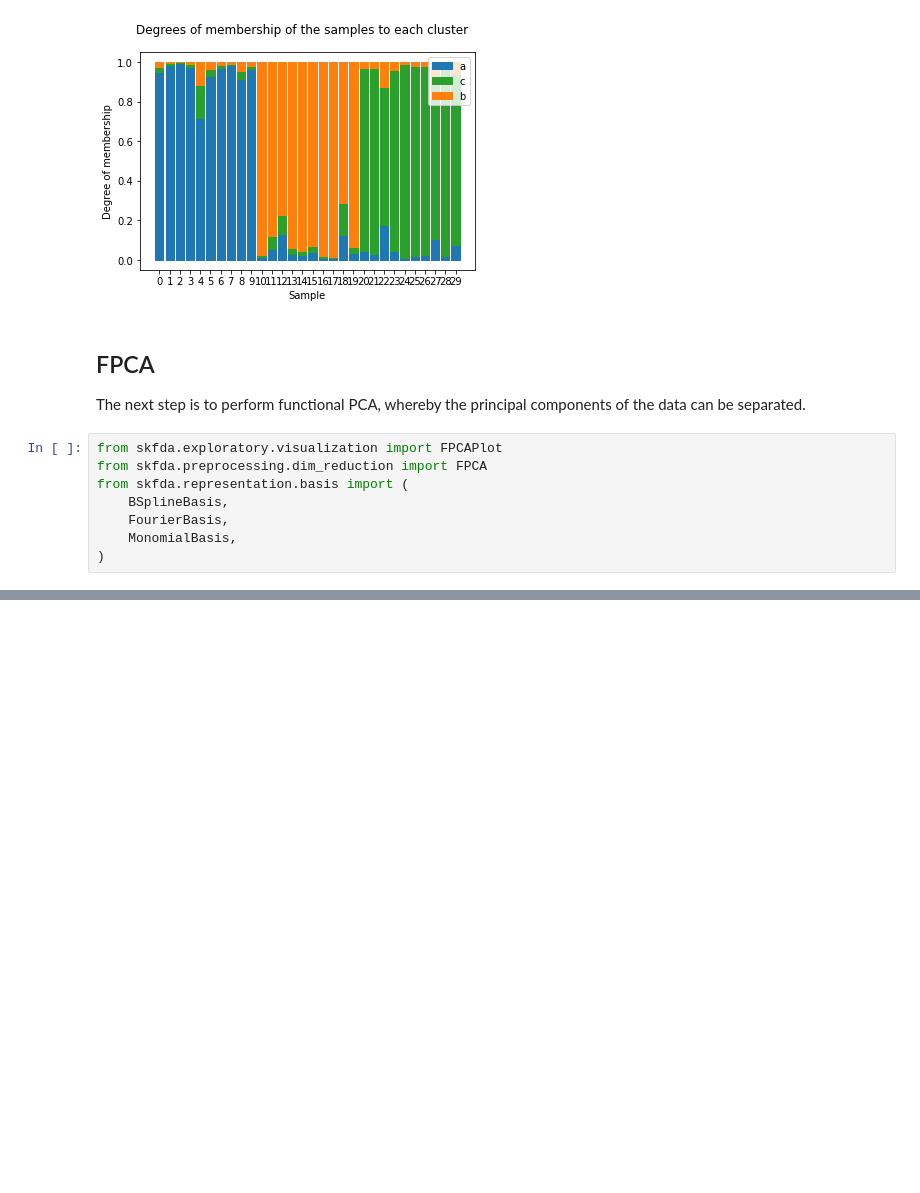
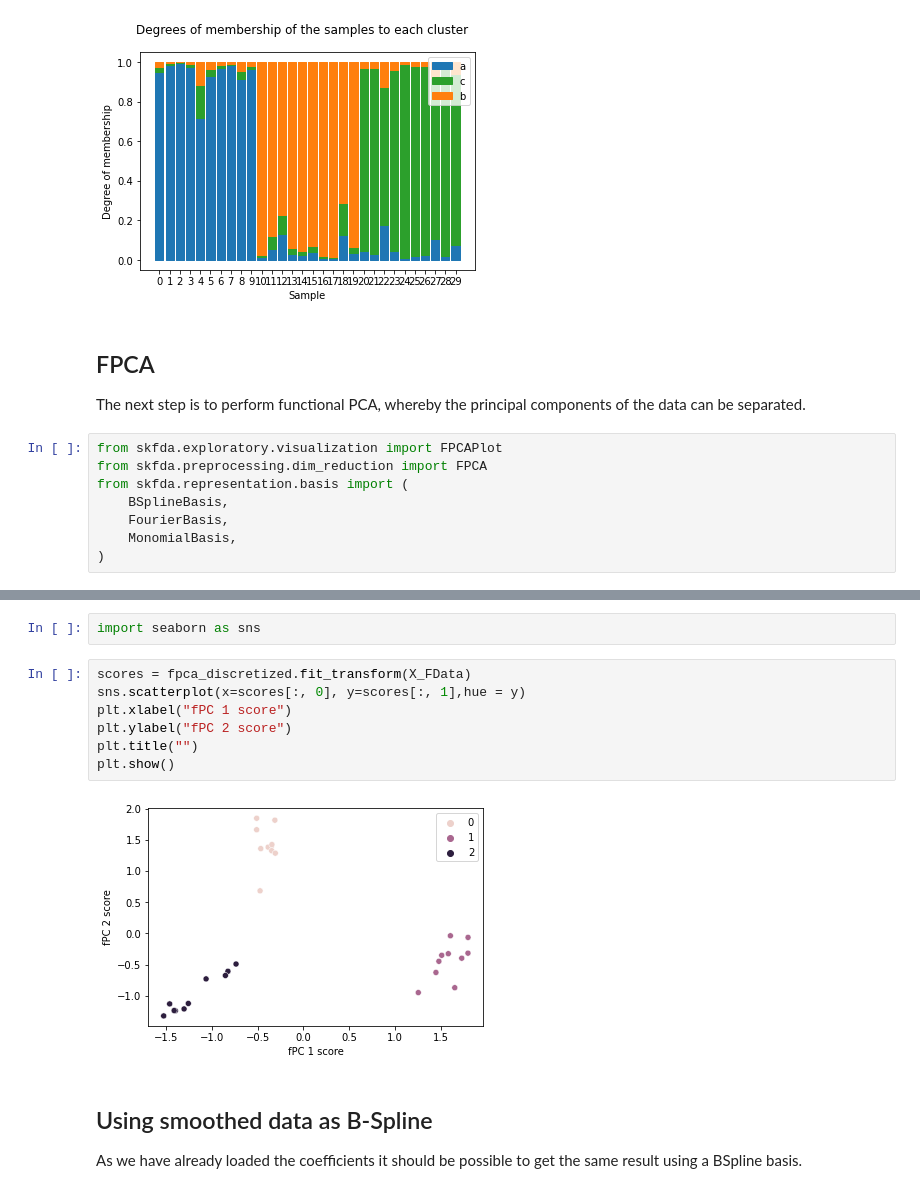
Before and after one commit to ruckapark/FDA, a Jupyter notebook: FDA_letter_classifiers.ipynb, the cells around one changed output, grey strips where cells are left out. Cells and saved outputs as stored; diff of their text form; blank space fills up the shorter version.

```diff
--- a/FDA_letter_classifiers.ipynb
+++ b/FDA_letter_classifiers.ipynb
@@ -335,0 +351,15 @@ from skfda.representation.basis import (
+# %%
+import seaborn as sns
+# %%
+scores = fpca_discretized.fit_transform(X_FData)
+sns.scatterplot(x=scores[:, 0], y=scores[:, 1],hue = y)
+plt.xlabel("fPC 1 score")
+plt.ylabel("fPC 2 score")
+plt.title("")
+plt.show()
+# %% [output]
+[figure, added]
+# %% [markdown]
+## Using smoothed data as B-Spline
+
+As we have already loaded the coefficients it should be possible to get the same result using a BSpline basis.
```
Also changed, not shown: parts of 14 cells of this notebook, 1 other file.
